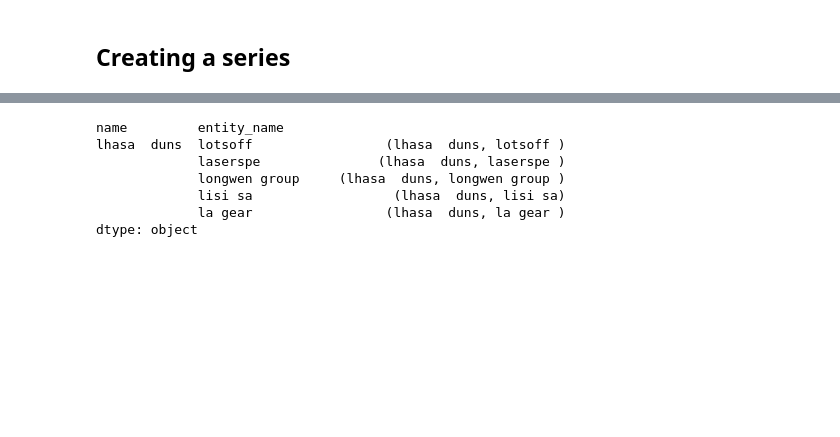
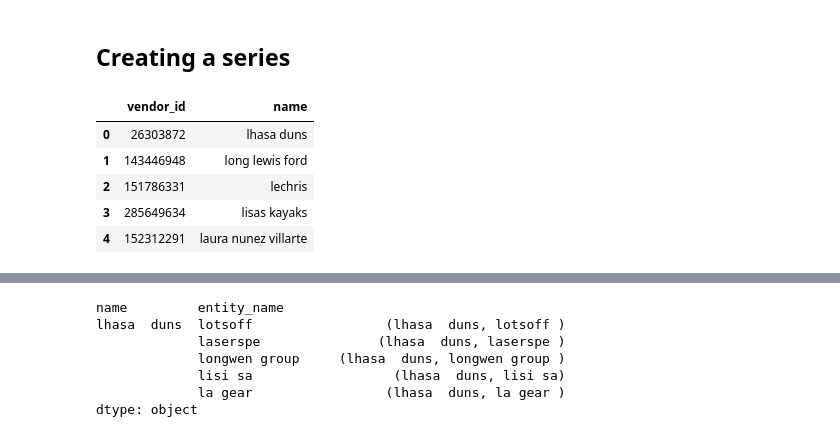
Before and after one commit to jeffersonzaki/Govini, a Jupyter notebook: nlp-fuzzy-name-matching.ipynb, the cells around one changed output, grey strips where cells are left out. Saved outputs shown, nothing was run; the diff lists cells and outputs as text; code cells hidden in the pictures; blank space fills up the shorter version.

```diff
--- a/nlp-fuzzy-name-matching.ipynb
+++ b/nlp-fuzzy-name-matching.ipynb
@@ -739,3 +739,12 @@ b_company_name_id_short.shape
 (600, 2)
 # %% [markdown]
 ## Creating a series
+# %%
+a_company_name_id_short.head()
+# %% [output]
+|  | vendor_id | name |
+| 0 | 26303872 | lhasa duns |
+| 1 | 143446948 | long lewis ford |
+| 2 | 151786331 | lechris |
+| 3 | 285649634 | lisas kayaks |
+| 4 | 152312291 | laura nunez villarte |
```
Also changed, not shown: parts of 17 cells of this notebook.
